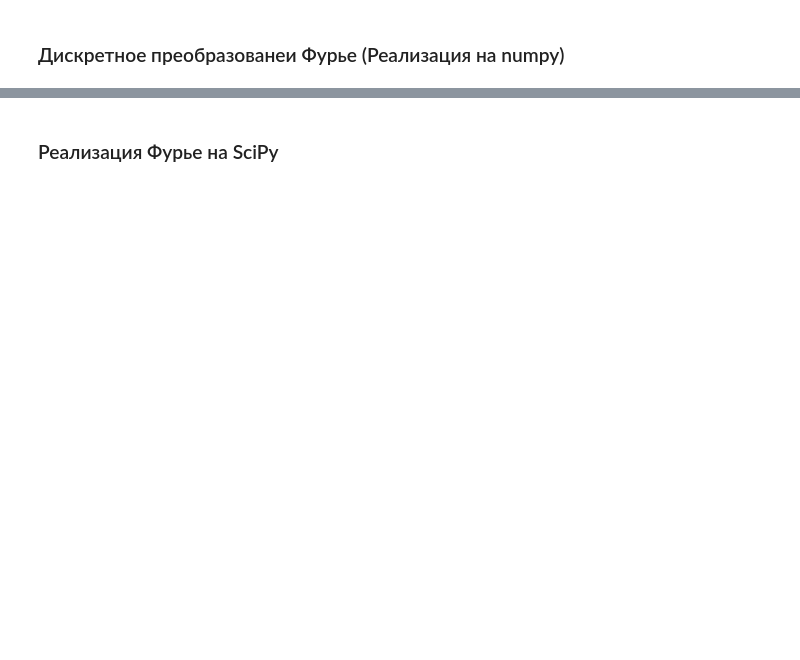
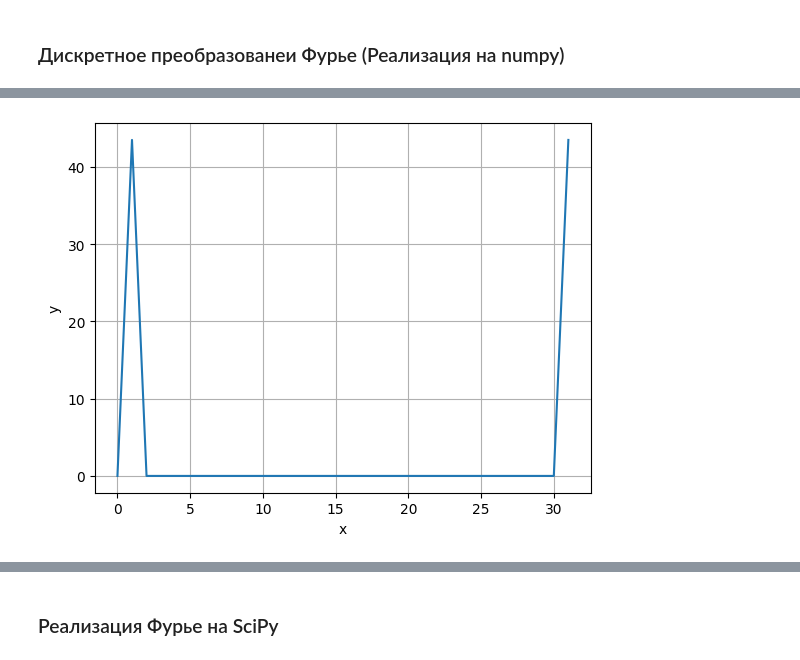
Before and after one commit to Niatomi/conversion-of-measurement-signals-course, a Jupyter notebook: src/practice_5.ipynb, the cells around one changed output, grey strips where cells are left out. Drawn from its saved outputs; the diff is of its cells as text; code cells hidden in the pictures; blank space fills up the shorter version.

```diff
--- a/src/practice_5.ipynb
+++ b/src/practice_5.ipynb
@@ -84 +84,6 @@ plot(discrete_range, discrete_values)
+# %%
+fourier_array = count_discrete_fourier_on(discrete_values)
+plot(discrete_range, np.abs(fourier_array))
+# %% [output]
+[figure, added]
 # %%
```
Also changed, not shown: parts of 12 cells of this notebook, 1 other file.
